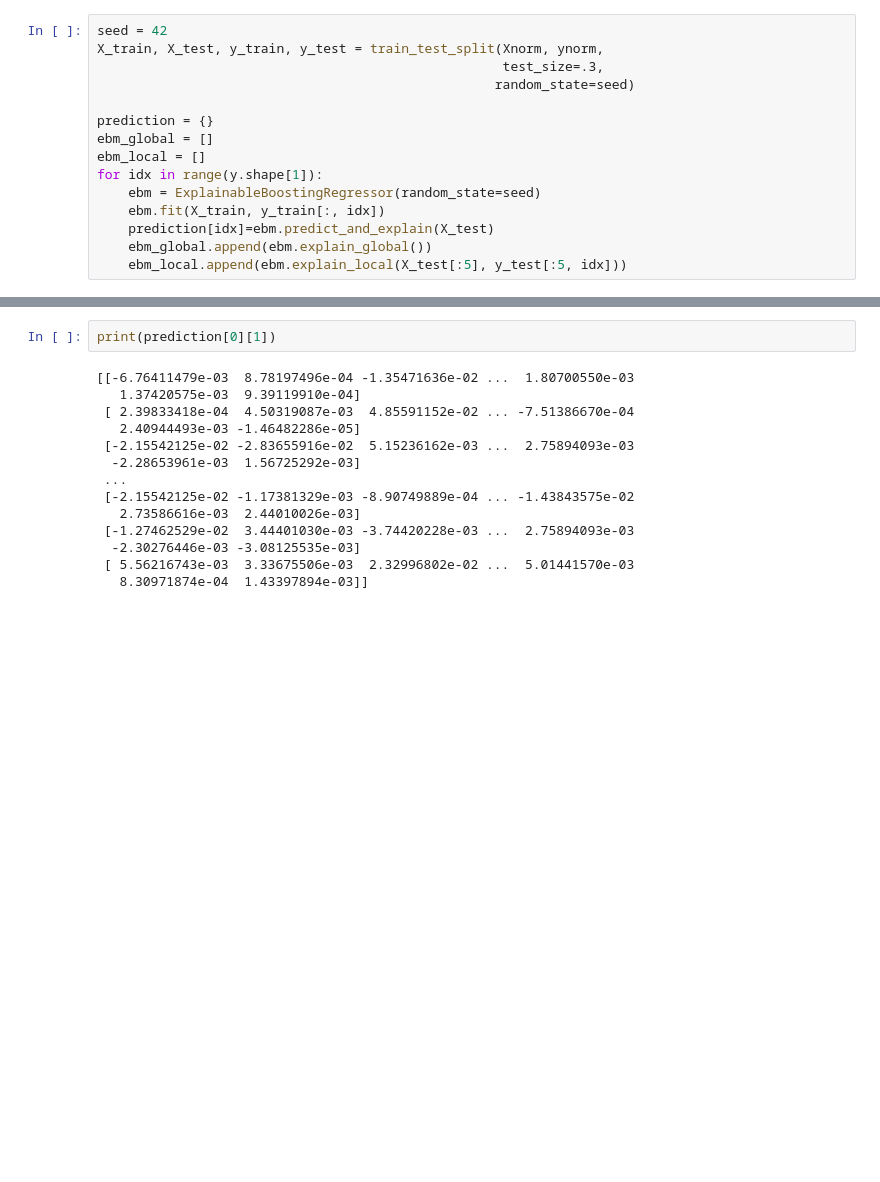
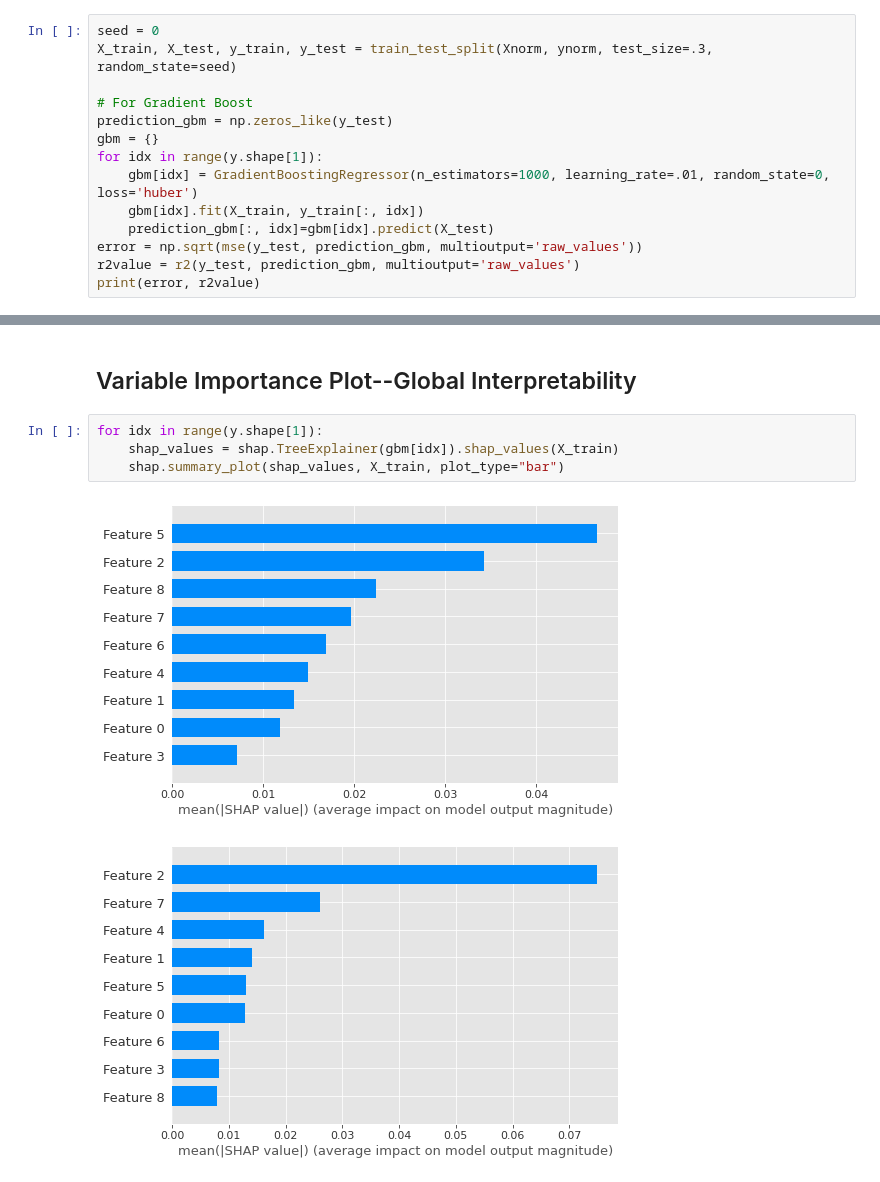
Before and after one commit to sagihaider/XAI-Gasification-Modelling, a Jupyter notebook: miso_XAI.ipynb, the cells around one changed output, grey strips where cells are left out. Drawn from its saved outputs; the diff is of its cells as text; blank space fills up the shorter version.

```diff
--- a/miso_XAI.ipynb
+++ b/miso_XAI.ipynb
@@ -80,18 +74,17 @@ False
 ['C', 'H', 'O', 'Moisture', 'Ash', 'ER', 'T', 'Bed material', 'Steam/Biomass'] ['H2', 'CO', 'CO2', 'CH4', 'GY']
 (187, 9) (187, 5)
 # %%
-seed = 42
-X_train, X_test, y_train, y_test = train_test_split(Xnorm, ynorm,
-                                                    test_size=.3,
-                                                   random_state=seed)
+seed = 0
+X_train, X_test, y_train, y_test = train_test_split(Xnorm, ynorm, test_size=.3, random_state=seed)
 
-prediction = {}
-ebm_global = []
-ebm_local = []
+# For Gradient Boost
+prediction_gbm = np.zeros_like(y_test)
+gbm = {}
 for idx in range(y.shape[1]):
-    ebm = ExplainableBoostingRegressor(random_state=seed)
-    ebm.fit(X_train, y_train[:, idx])
-    prediction[idx]=ebm.predict_and_explain(X_test)
-    ebm_global.append(ebm.explain_global())
-    ebm_local.append(ebm.explain_local(X_test[:5], y_test[:5, idx]))
+    gbm[idx] = GradientBoostingRegressor(n_estimators=1000, learning_rate=.01, random_state=0, loss='huber')
+    gbm[idx].fit(X_train, y_train[:, idx])
+    prediction_gbm[:, idx]=gbm[idx].predict(X_test)
+error = np.sqrt(mse(y_test, prediction_gbm, multioutput='raw_values'))
+r2value = r2(y_test, prediction_gbm, multioutput='raw_values')
+print(error, r2value)
 # %% [output]
@@ -107,16 +92,9 @@ show(ebm_local[1])
-# %%
-print(prediction[0][1])
-# %% [output]
-[[-6.76411479e-03  8.78197496e-04 -1.35471636e-02 ...  1.80700550e-03
-   1.37420575e-03  9.39119910e-04]
- [ 2.39833418e-04  4.50319087e-03  4.85591152e-02 ... -7.51386670e-04
-   2.40944493e-03 -1.46482286e-05]
- [-2.15542125e-02 -2.83655916e-02  5.15236162e-03 ...  2.75894093e-03
-  -2.28653961e-03  1.56725292e-03]
- ...
- [-2.15542125e-02 -1.17381329e-03 -8.90749889e-04 ... -1.43843575e-02
-   2.73586616e-03  2.44010026e-03]
- [-1.27462529e-02  3.44401030e-03 -3.74420228e-03 ...  2.75894093e-03
-  -2.30276446e-03 -3.08125535e-03]
- [ 5.56216743e-03  3.33675506e-03  2.32996802e-02 ...  5.01441570e-03
-   8.30971874e-04  1.43397894e-03]]
+# %% [markdown]
+## Variable Importance Plot--Global Interpretability
+# %%
+for idx in range(y.shape[1]):
+    shap_values = shap.TreeExplainer(gbm[idx]).shap_values(X_train)
+    shap.summary_plot(shap_values, X_train, plot_type="bar")
+# %% [output]
+[figure, added]
+[figure, added]
```
Also changed, not shown: parts of 13 cells of this notebook, 1 other file.
